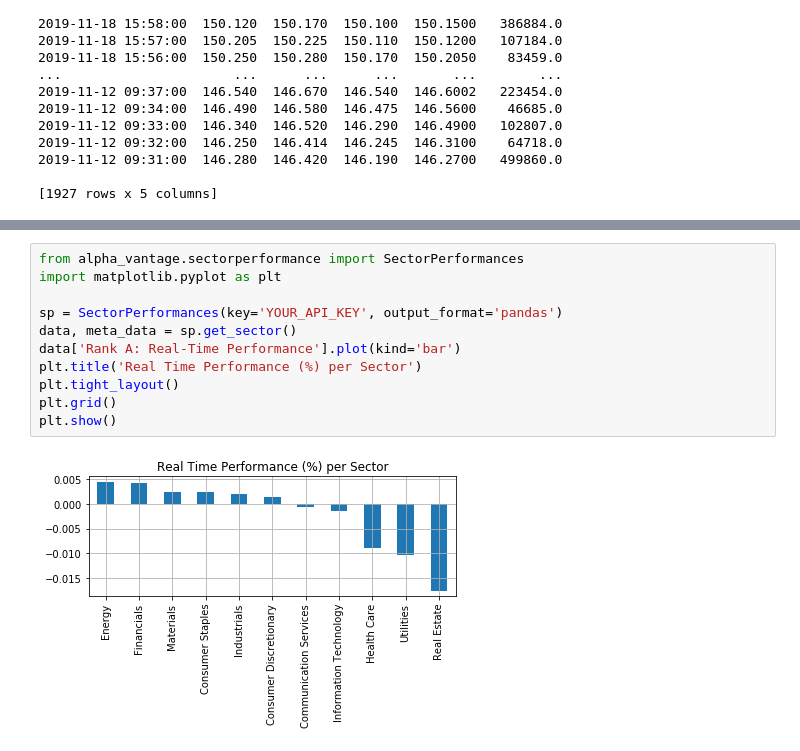
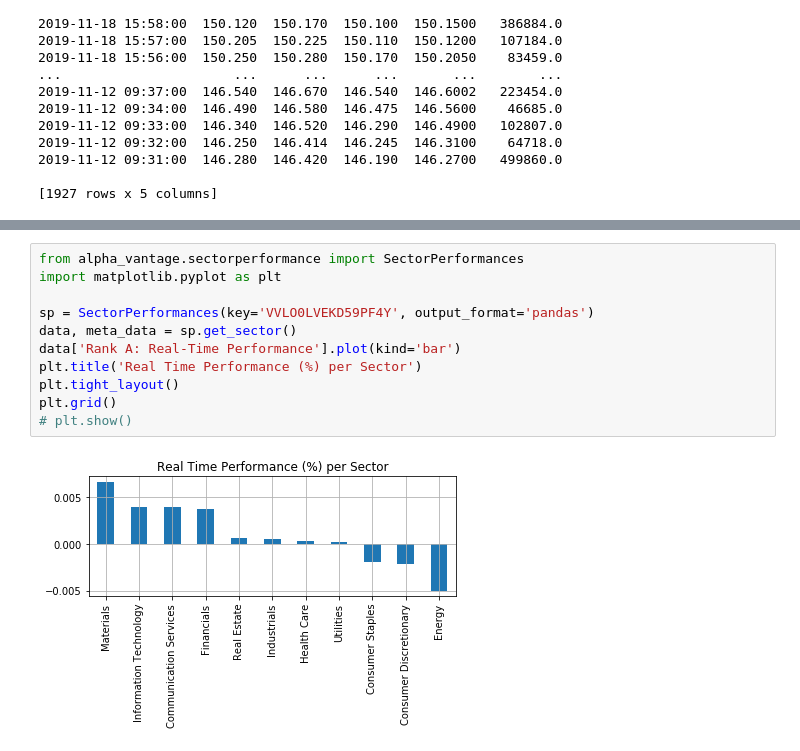
Before and after one commit to ggaoshen/su_cs230_dl, a Jupyter notebook: Project/data source explorer.ipynb, the cells around one changed output, grey strips where cells are left out. Cells and saved outputs as stored; diff of their text form.

```diff
--- a/Project/data source explorer.ipynb
+++ b/Project/data source explorer.ipynb
@@ -90,13 +138,13 @@ data
 # %%
 from alpha_vantage.sectorperformance import SectorPerformances
 import matplotlib.pyplot as plt
 
-sp = SectorPerformances(key='YOUR_API_KEY', output_format='pandas')
+sp = SectorPerformances(key='VVLO0LVEKD59PF4Y', output_format='pandas')
 data, meta_data = sp.get_sector()
 data['Rank A: Real-Time Performance'].plot(kind='bar')
 plt.title('Real Time Performance (%) per Sector')
 plt.tight_layout()
 plt.grid()
-plt.show()
+# plt.show()
 # %% [output]
-[figure, old version]
+[figure, new version]
```
Also changed, not shown: parts of 8 cells of this notebook, 8 other files.
